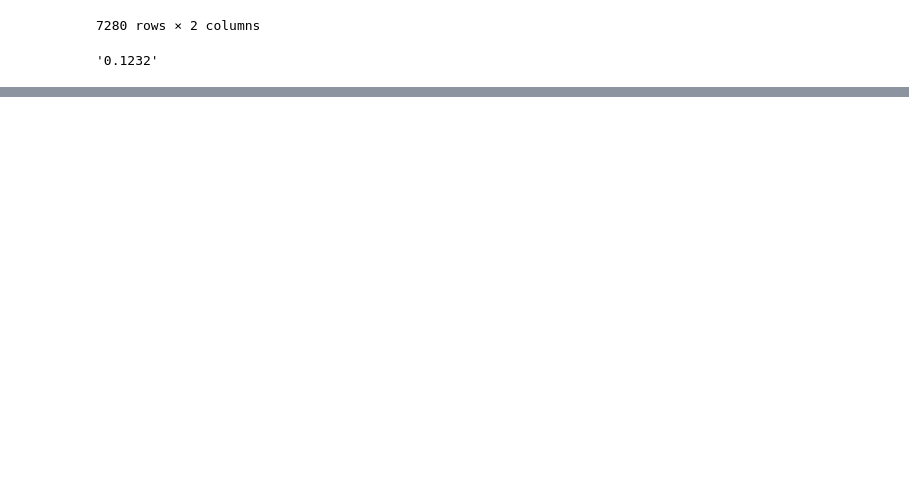
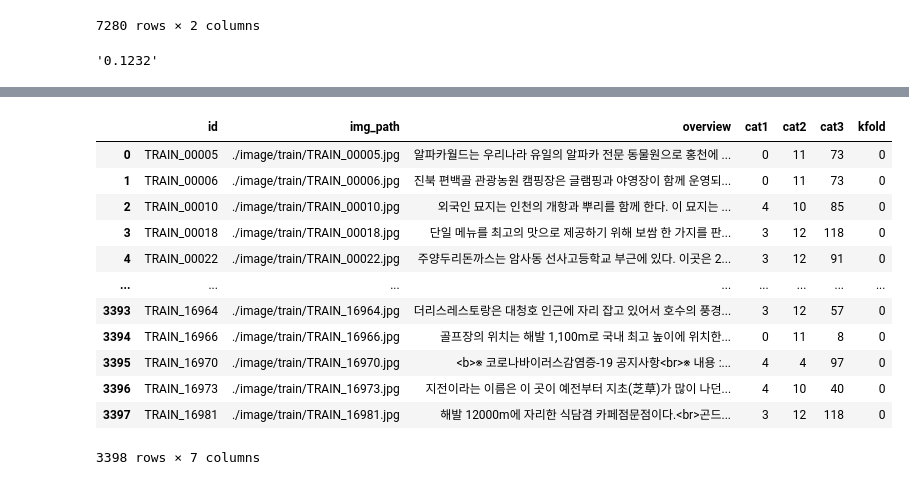
Before and after one commit to quhb2455/dacon_tourism, a Jupyter notebook: Untitled.ipynb, the cells around one changed output, grey strips where cells are left out. Cells and saved outputs as stored; diff of their text form; code cells hidden in the pictures; blank space fills up the shorter version.

```diff
--- a/Untitled.ipynb
+++ b/Untitled.ipynb
@@ -788,0 +960,20 @@ str(round(0.1232345, 4))
+# %%
+df = pd.read_csv('./data/train_folds.csv')
+train = df[df["kfold"] != 0].reset_index(drop=True)
+valid = df[df["kfold"] == 0].reset_index(drop=True)
+
+valid
+# %% [output]
+|  | id | img_path | overview | cat1 | cat2 | cat3 | kfold |
+| 0 | TRAIN_00005 | ./image/train/TRAIN_00005.jpg | 알파카월드는 우리나라 유일의 알파카 전문 동물원으로 홍천에 ... | 0 | 11 | 73 | 0 |
+| 1 | TRAIN_00006 | ./image/train/TRAIN_00006.jpg | 진북 편백골 관광농원 캠핑장은 글램핑과 야영장이 함께 운영되... | 0 | 11 | 73 | 0 |
+| 2 | TRAIN_00010 | ./image/train/TRAIN_00010.jpg | 외국인 묘지는 인천의 개항과 뿌리를 함께 한다. 이 묘지는 ... | 4 | 10 | 85 | 0 |
+| 3 | TRAIN_00018 | ./image/train/TRAIN_00018.jpg | 단일 메뉴를 최고의 맛으로 제공하기 위해 보쌈 한 가지를 판... | 3 | 12 | 118 | 0 |
+| 4 | TRAIN_00022 | ./image/train/TRAIN_00022.jpg | 주양두리돈까스는 암사동 선사고등학교 부근에 있다. 이곳은 2... | 3 | 12 | 91 | 0 |
+| ... | ... | ... | ... | ... | ... | ... | ... |
+| 3393 | TRAIN_16964 | ./image/train/TRAIN_16964.jpg | 더리스레스토랑은 대청호 인근에 자리 잡고 있어서 호수의 풍경... | 3 | 12 | 57 | 0 |
+| 3394 | TRAIN_16966 | ./image/train/TRAIN_16966.jpg | 골프장의 위치는 해발 1,100m로 국내 최고 높이에 위치한... | 0 | 11 | 8 | 0 |
+| 3395 | TRAIN_16970 | ./image/train/TRAIN_16970.jpg | <b>※ 코로나바이러스감염증-19 공지사항<br>※ 내용 :... | 4 | 4 | 97 | 0 |
+| 3396 | TRAIN_16973 | ./image/train/TRAIN_16973.jpg | 지전이라는 이름은 이 곳이 예전부터 지초(芝草)가 많이 나던... | 4 | 10 | 40 | 0 |
+| 3397 | TRAIN_16981 | ./image/train/TRAIN_16981.jpg | 해발 12000m에 자리한 식담겸 카페점문점이다.<br>곤드... | 3 | 12 | 118 | 0 |
+3398 rows × 7 columns
```
Also changed, not shown: parts of 16 cells of this notebook, 9 other files.
